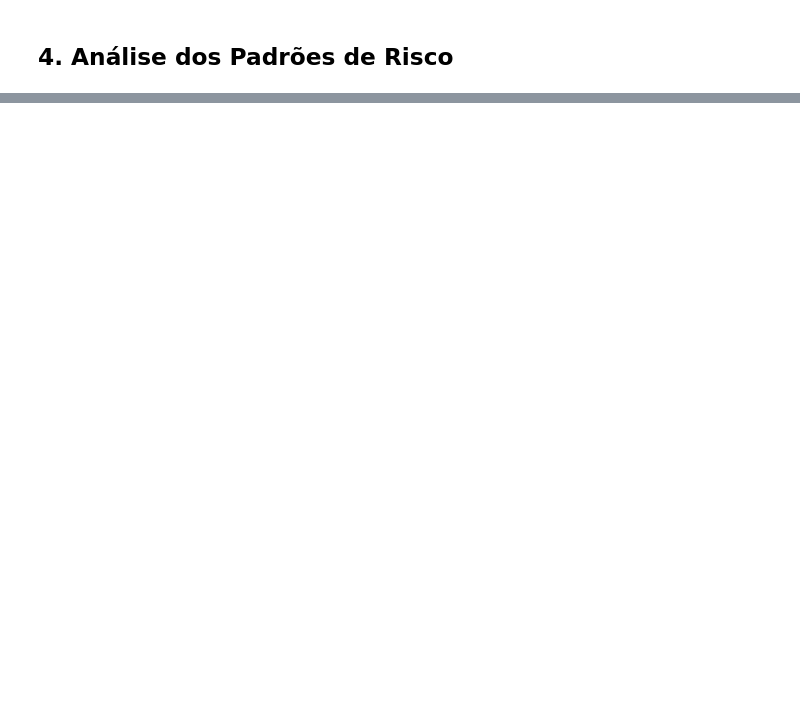
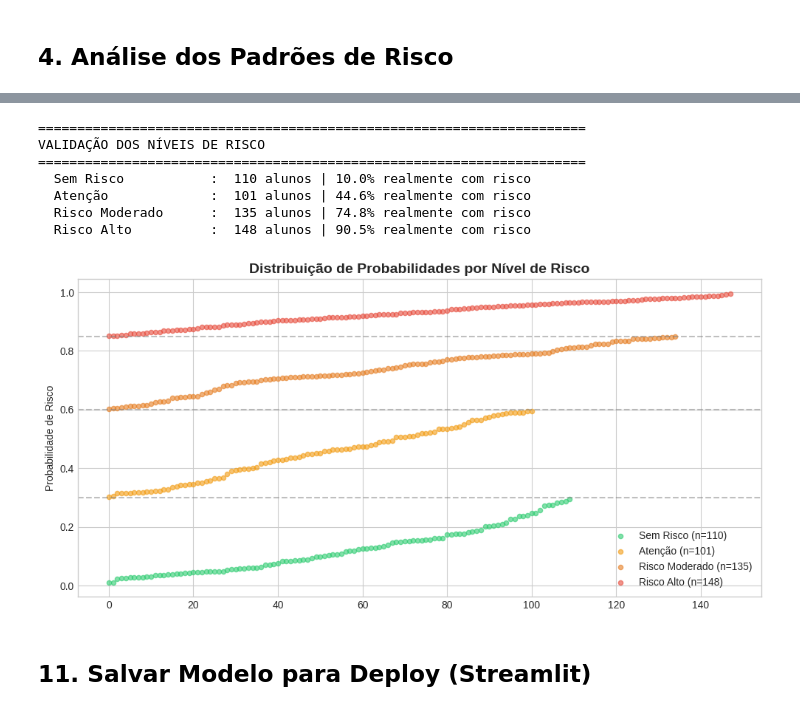
Before and after one commit to LeandroCrespo/datathon-passos-magicos, a Jupyter notebook: notebooks/03_Modelo_Preditivo.ipynb, the cells around one changed output, grey strips where cells are left out. Cells and saved outputs as stored; diff of their text form; code cells hidden in the pictures; blank space fills up the shorter version.

```diff
--- a/notebooks/03_Modelo_Preditivo.ipynb
+++ b/notebooks/03_Modelo_Preditivo.ipynb
@@ -594,0 +524,45 @@ O modelo foi escolhido com base em:
+# %%
+# Classificar níveis de risco
+def classificar_nivel_risco(prob):
+    if prob < 0.30: return 'Sem Risco'
+    elif prob < 0.60: return 'Atenção'
+    elif prob < 0.85: return 'Risco Moderado'
+    else: return 'Risco Alto'
+
+niveis = [classificar_nivel_risco(p) for p in y_proba_final]
+df_niveis = pd.DataFrame({'Probabilidade': y_proba_final, 'Real': y_test, 'Nível': niveis})
+
+print('='*70)
+print('VALIDAÇÃO DOS NÍVEIS DE RISCO')
+print('='*70)
+for nivel in ['Sem Risco', 'Atenção', 'Risco Moderado', 'Risco Alto']:
+    subset = df_niveis[df_niveis['Nível'] == nivel]
+    if len(subset) > 0:
+        print(f'  {nivel:20s}: {len(subset):4d} alunos | {subset["Real"].mean()*100:.1f}% realmente com risco')
+
+# Visualização
+fig, ax = plt.subplots(figsize=(10, 5))
+cores_niveis = {'Sem Risco': '#2ecc71', 'Atenção': '#f39c12', 'Risco Moderado': '#e67e22', 'Risco Alto': '#e74c3c'}
+for nivel in ['Sem Risco', 'Atenção', 'Risco Moderado', 'Risco Alto']:
+    subset = df_niveis[df_niveis['Nível'] == nivel]
+    ax.scatter(range(len(subset)), subset['Probabilidade'].sort_values(),
+               c=cores_niveis[nivel], label=f'{nivel} (n={len(subset)})', alpha=0.6, s=20)
+ax.set_ylabel('Probabilidade de Risco')
+ax.set_title('Distribuição de Probabilidades por Nível de Risco', fontsize=14, fontweight='bold')
+ax.legend()
+ax.axhline(y=0.30, color='gray', linestyle='--', alpha=0.5)
+ax.axhline(y=0.60, color='gray', linestyle='--', alpha=0.5)
+ax.axhline(y=0.85, color='gray', linestyle='--', alpha=0.5)
+plt.tight_layout()
+plt.show()
+# %% [output]
+======================================================================
+VALIDAÇÃO DOS NÍVEIS DE RISCO
+======================================================================
+  Sem Risco           :  110 alunos | 10.0% realmente com risco
+  Atenção             :  101 alunos | 44.6% realmente com risco
+  Risco Moderado      :  135 alunos | 74.8% realmente com risco
+  Risco Alto          :  148 alunos | 90.5% realmente com risco
+[figure, added]
+# %% [markdown]
+## 11. Salvar Modelo para Deploy (Streamlit)
```
Also changed, not shown: parts of 50 cells of this notebook, 20 other files.
